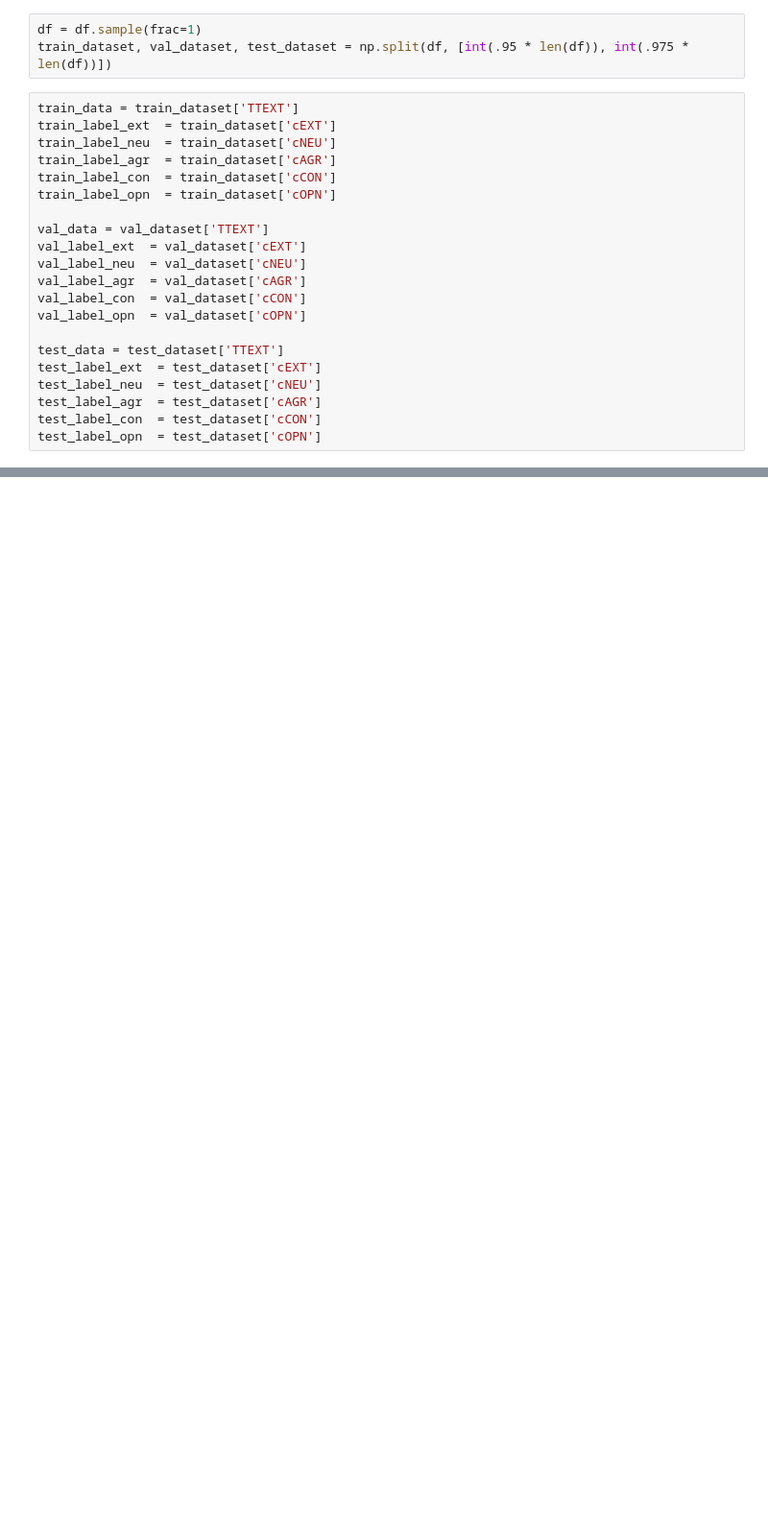
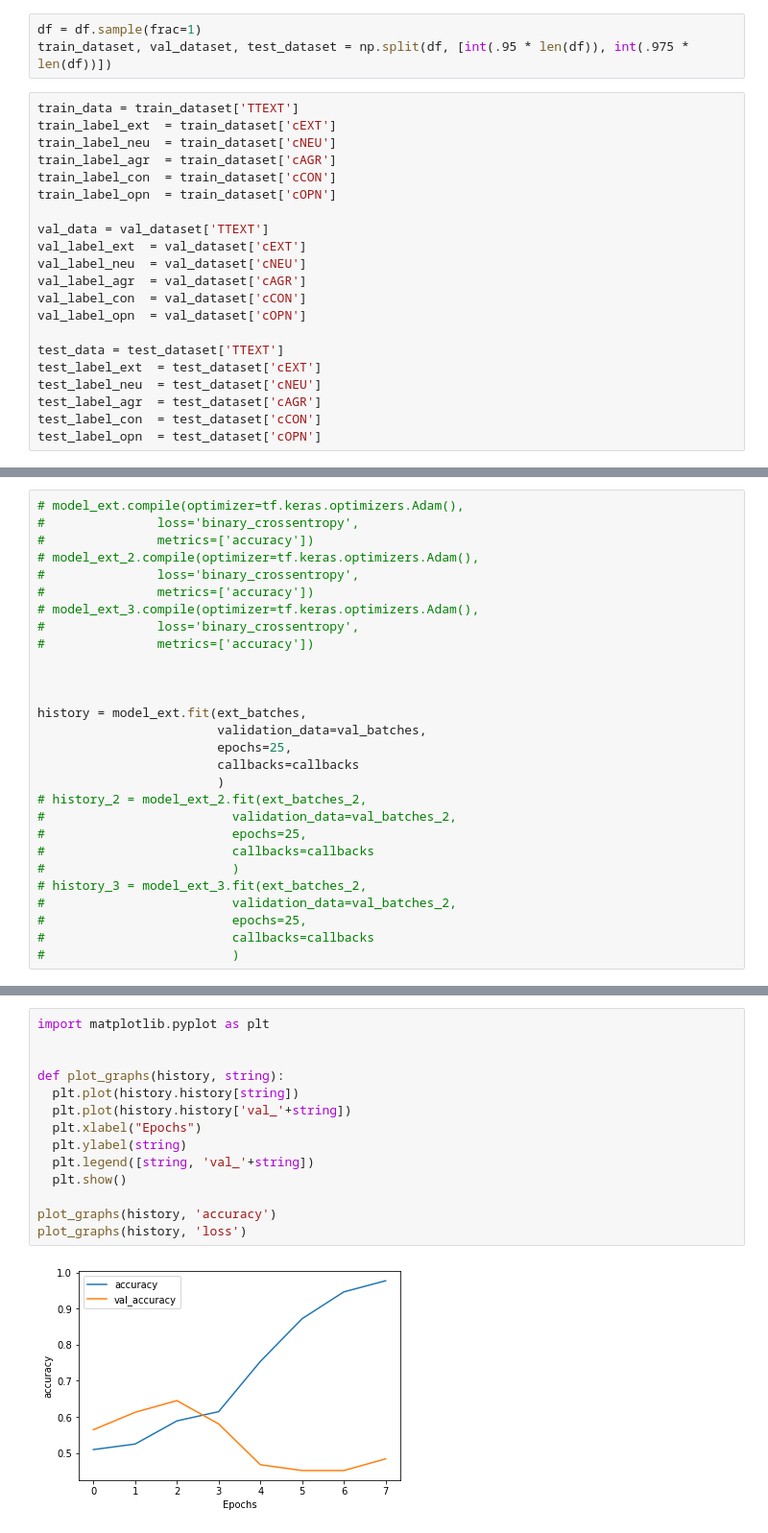
Before and after one commit to lazuardi100/Hexa-Engineer, a Jupyter notebook: Implementation.ipynb, the cells around one changed output, grey strips where cells are left out. Shown at 96% size. Drawn from its saved outputs; the diff is of its cells as text; blank space fills up the shorter version.

```diff
--- a/Implementation.ipynb
+++ b/Implementation.ipynb
@@ -194,0 +239,28 @@ Epoch 15/15
+# %%
+# model_ext.compile(optimizer=tf.keras.optimizers.Adam(),
+#               loss='binary_crossentropy',
+#               metrics=['accuracy'])
+# model_ext_2.compile(optimizer=tf.keras.optimizers.Adam(),
+#               loss='binary_crossentropy',
+#               metrics=['accuracy'])
+# model_ext_3.compile(optimizer=tf.keras.optimizers.Adam(),
+#               loss='binary_crossentropy',
+#               metrics=['accuracy'])
+
+
+
+history = model_ext.fit(ext_batches,
+                        validation_data=val_batches,
+                        epochs=25,
+                        callbacks=callbacks
+                        )
+# history_2 = model_ext_2.fit(ext_batches_2,
+#                         validation_data=val_batches_2,
+#                         epochs=25,
+#                         callbacks=callbacks
+#                         )
+# history_3 = model_ext_3.fit(ext_batches_2,
+#                         validation_data=val_batches_2,
+#                         epochs=25,
+#                         callbacks=callbacks
+#                         )
@@ -194,0 +290,16 @@ Epoch 15/15
+# %%
+import matplotlib.pyplot as plt
+
+
+def plot_graphs(history, string):
+  plt.plot(history.history[string])
+  plt.plot(history.history['val_'+string])
+  plt.xlabel("Epochs")
+  plt.ylabel(string)
+  plt.legend([string, 'val_'+string])
+  plt.show()
+
+plot_graphs(history, 'accuracy')
+plot_graphs(history, 'loss')
+# %% [output]
+[figure, added]
```
Also changed, not shown: parts of 16 cells of this notebook.
